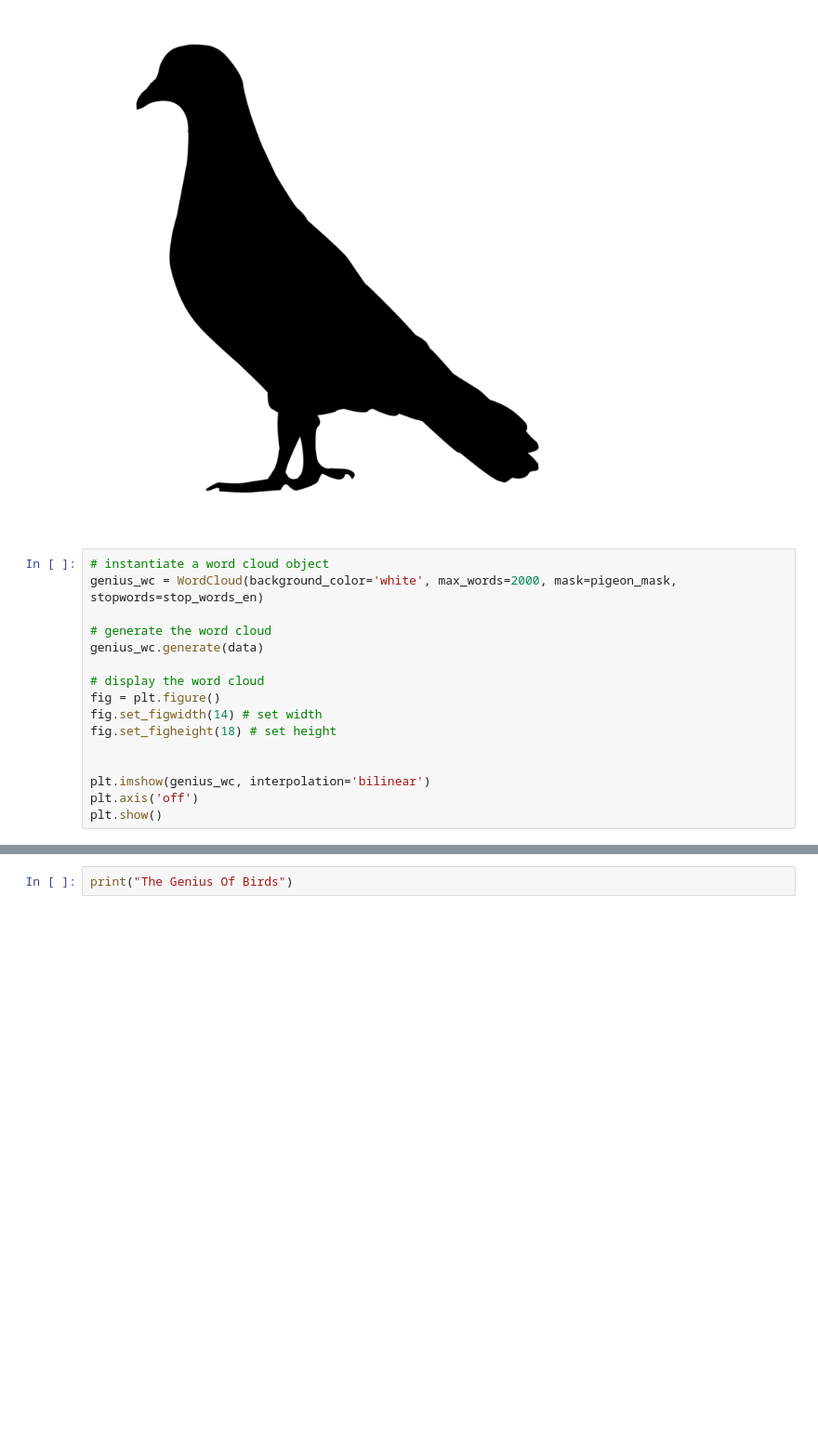
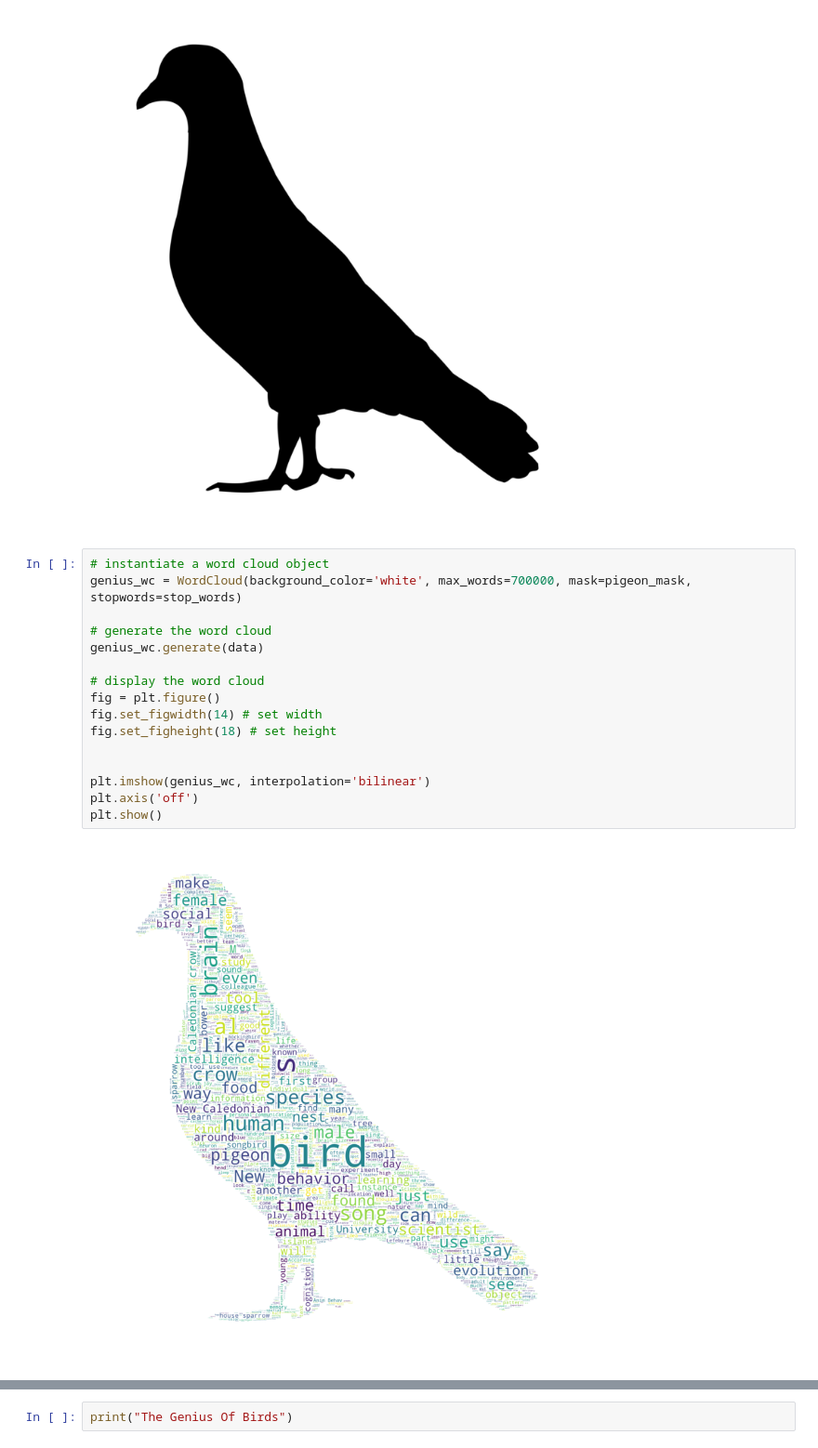
Before and after one commit to isabelyb/TheGeniusOfBirds_WordCloud, a Jupyter notebook: theGeniusOfBirds.ipynb, the cells around one changed output, grey strips where cells are left out. Shown at 93% size. Cells and saved outputs as stored; diff of their text form; blank space fills up the shorter version.

Commit message:
Adding a Pigeon Mask

```diff
--- a/theGeniusOfBirds.ipynb
+++ b/theGeniusOfBirds.ipynb
@@ -101,17 +84,19 @@ plt.show()
 [figure]
 # %%
 # instantiate a word cloud object
-genius_wc = WordCloud(background_color='white', max_words=2000, mask=pigeon_mask, stopwords=stop_words_en)
+genius_wc = WordCloud(background_color='white', max_words=700000, mask=pigeon_mask, stopwords=stop_words)
 
 # generate the word cloud
 genius_wc.generate(data)
 
 # display the word cloud
 fig = plt.figure()
 fig.set_figwidth(14) # set width
 fig.set_figheight(18) # set height
 
 
 plt.imshow(genius_wc, interpolation='bilinear')
 plt.axis('off')
 plt.show()
+# %% [output]
+[figure, added]
```
Also changed, not shown: parts of 5 cells of this notebook.
